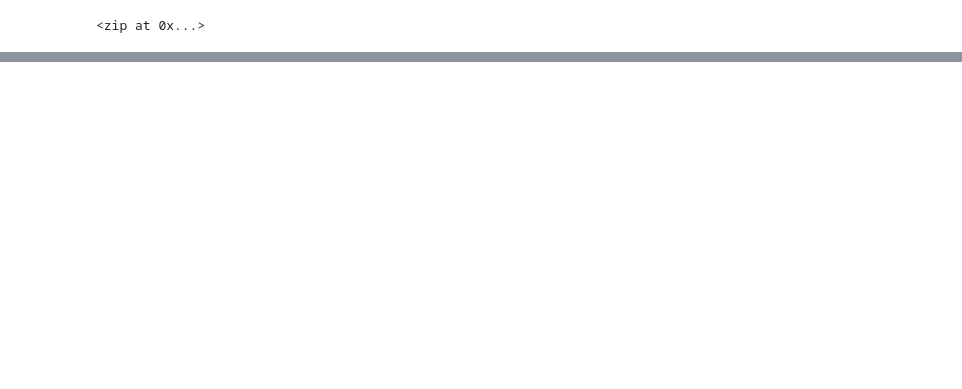
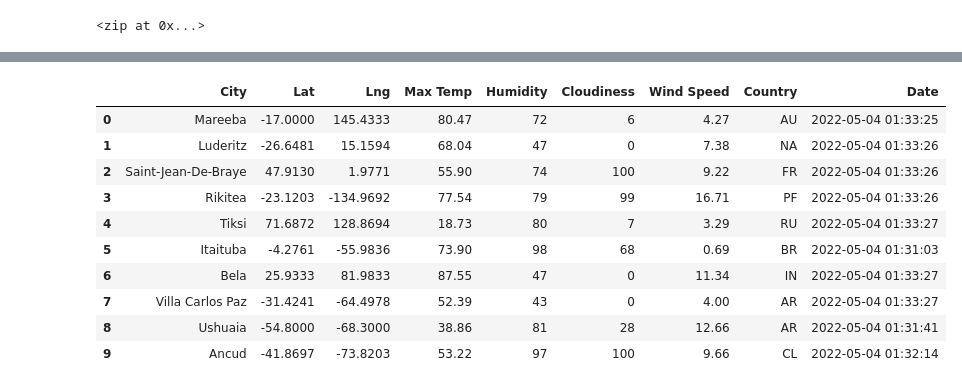
Before and after one commit to pminor87/World_Weather_Analysis, a Jupyter notebook: WeatherPy.ipynb, the cells around one changed output, grey strips where cells are left out. Saved outputs shown, nothing was run; the diff lists cells and outputs as text; code cells hidden in the pictures; blank space fills up the shorter version.

```diff
--- a/WeatherPy.ipynb
+++ b/WeatherPy.ipynb
@@ -38,0 +61,4 @@ len(cities)
+# %%
+# Starting URL for Weather Map API Call.
+url = "http://api.openweathermap.org/data/2.5/weather?units=Imperial&APPID=" + weather_api_key
+print(url)
@@ -38,0 +154,16 @@ len(cities)
+# %%
+# Convert the array of dictionaries to a Pandas DataFrame.
+city_data_df = pd.DataFrame(city_data)
+city_data_df.head(10)
+# %% [output]
+|  | City | Lat | Lng | Max Temp | Humidity | Cloudiness | Wind Speed | Country | Date |
+| 0 | Mareeba | -17.0000 | 145.4333 | 80.47 | 72 | 6 | 4.27 | AU | 2022-05-04 01:33:25 |
+| 1 | Luderitz | -26.6481 | 15.1594 | 68.04 | 47 | 0 | 7.38 | NA | 2022-05-04 01:33:26 |
+| 2 | Saint-Jean-De-Braye | 47.9130 | 1.9771 | 55.90 | 74 | 100 | 9.22 | FR | 2022-05-04 01:33:26 |
+| 3 | Rikitea | -23.1203 | -134.9692 | 77.54 | 79 | 99 | 16.71 | PF | 2022-05-04 01:33:26 |
+| 4 | Tiksi | 71.6872 | 128.8694 | 18.73 | 80 | 7 | 3.29 | RU | 2022-05-04 01:33:27 |
+| 5 | Itaituba | -4.2761 | -55.9836 | 73.90 | 98 | 68 | 0.69 | BR | 2022-05-04 01:31:03 |
+| 6 | Bela | 25.9333 | 81.9833 | 87.55 | 47 | 0 | 11.34 | IN | 2022-05-04 01:33:27 |
+| 7 | Villa Carlos Paz | -31.4241 | -64.4978 | 52.39 | 43 | 0 | 4.00 | AR | 2022-05-04 01:33:27 |
+| 8 | Ushuaia | -54.8000 | -68.3000 | 38.86 | 81 | 28 | 12.66 | AR | 2022-05-04 01:31:41 |
+| 9 | Ancud | -41.8697 | -73.8203 | 53.22 | 97 | 100 | 9.66 | CL | 2022-05-04 01:32:14 |
```
Also changed, not shown: parts of 9 cells of this notebook, 3 other files.
